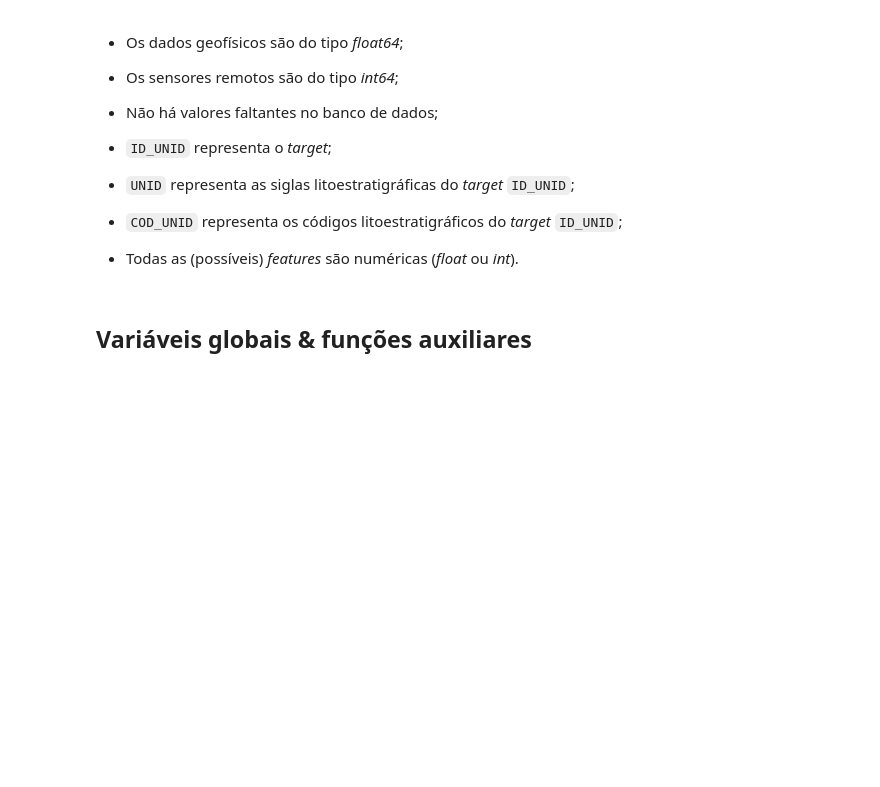
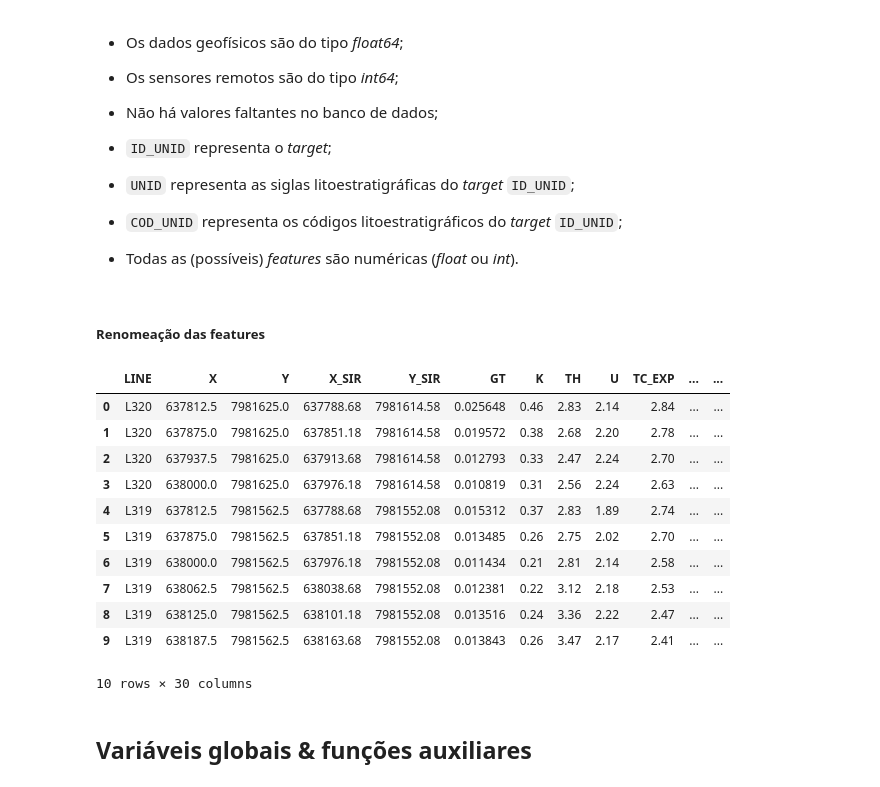
Before and after one commit to fnaghetini/Mapa-Preditivo, a Jupyter notebook: notebook.ipynb, the cells around one changed output. Cells and saved outputs as stored; diff of their text form; code cells hidden in the pictures; blank space fills up the shorter version.

Commit message:
Rename features

```diff
--- a/notebook.ipynb
+++ b/notebook.ipynb
@@ -385,6 +385,33 @@ datadict
 - `COD_UNID` representa os códigos litoestratigráficos do *target* `ID_UNID`;
 
 - Todas as (possíveis) *features* são numéricas (*float* ou *int*).
+# %% [markdown]
+##### Renomeação das features
+# %%
+# Dicionário para renomeação
+dic_rename = {'X_UTM_23S_SIRGAS' : 'X_SIR',
+             'Y_UTM_23S_SIRGAS' : 'Y_SIR',
+             'SIGNAL'           : 'GT',
+             'K_PERC'           : 'K',
+             'TH_PPM'           : 'TH',
+             'U_PPM'            : 'U'}
+
+df.rename(columns = dic_rename, inplace = True);
+# %%
+df.head(10)
+# %% [output]
+|  | LINE | X | Y | X_SIR | Y_SIR | GT | K | TH | U | TC_EXP | ... | ... |
+| 0 | L320 | 637812.5 | 7981625.0 | 637788.68 | 7981614.58 | 0.025648 | 0.46 | 2.83 | 2.14 | 2.84 | ... | ... |
+| 1 | L320 | 637875.0 | 7981625.0 | 637851.18 | 7981614.58 | 0.019572 | 0.38 | 2.68 | 2.20 | 2.78 | ... | ... |
+| 2 | L320 | 637937.5 | 7981625.0 | 637913.68 | 7981614.58 | 0.012793 | 0.33 | 2.47 | 2.24 | 2.70 | ... | ... |
+| 3 | L320 | 638000.0 | 7981625.0 | 637976.18 | 7981614.58 | 0.010819 | 0.31 | 2.56 | 2.24 | 2.63 | ... | ... |
+| 4 | L319 | 637812.5 | 7981562.5 | 637788.68 | 7981552.08 | 0.015312 | 0.37 | 2.83 | 1.89 | 2.74 | ... | ... |
+| 5 | L319 | 637875.0 | 7981562.5 | 637851.18 | 7981552.08 | 0.013485 | 0.26 | 2.75 | 2.02 | 2.70 | ... | ... |
+| 6 | L319 | 638000.0 | 7981562.5 | 637976.18 | 7981552.08 | 0.011434 | 0.21 | 2.81 | 2.14 | 2.58 | ... | ... |
+| 7 | L319 | 638062.5 | 7981562.5 | 638038.68 | 7981552.08 | 0.012381 | 0.22 | 3.12 | 2.18 | 2.53 | ... | ... |
+| 8 | L319 | 638125.0 | 7981562.5 | 638101.18 | 7981552.08 | 0.013516 | 0.24 | 3.36 | 2.22 | 2.47 | ... | ... |
+| 9 | L319 | 638187.5 | 7981562.5 | 638163.68 | 7981552.08 | 0.013843 | 0.26 | 3.47 | 2.17 | 2.41 | ... | ... |
+10 rows × 30 columns
 # %% [markdown]
 ## Variáveis globais & funções auxiliares
 # %% [markdown]
```
